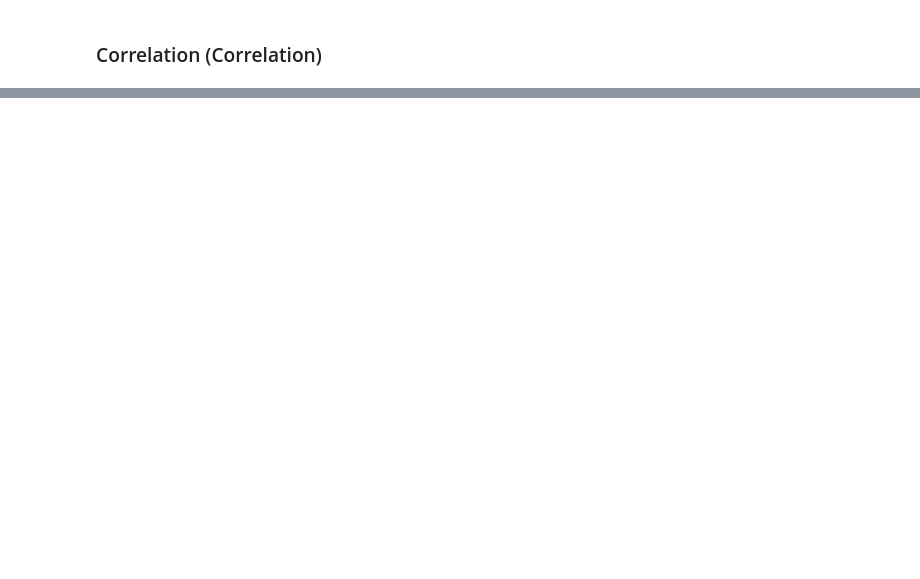
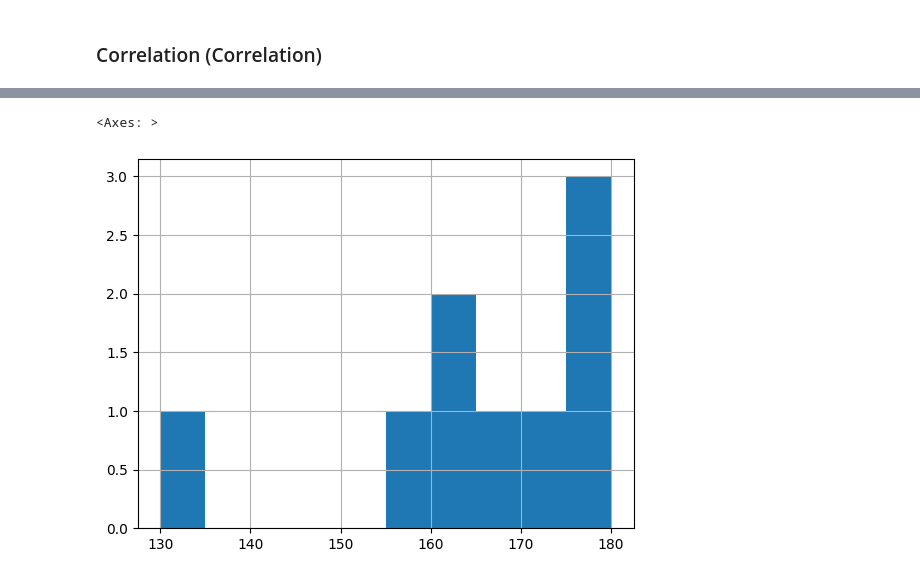
Before and after one commit to pmarcosfelipe/python-statistics, a Jupyter notebook: statistics.ipynb, the cells around one changed output, grey strips where cells are left out. Drawn from its saved outputs; the diff is of its cells as text; code cells hidden in the pictures; blank space fills up the shorter version.

```diff
--- a/statistics.ipynb
+++ b/statistics.ipynb
@@ -91,0 +160,7 @@ measures_dataframe.corr(method="spearman")
+# %%
+# Histogram - Height
+
+measures_dataframe.height.hist()
+# %% [output]
+<Axes: >
+[figure, added]
```
Also changed, not shown: parts of 20 cells of this notebook, 2 other files.
